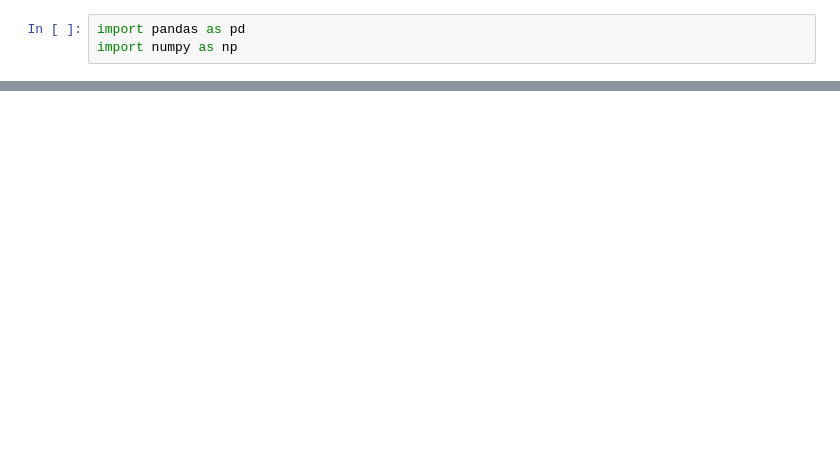
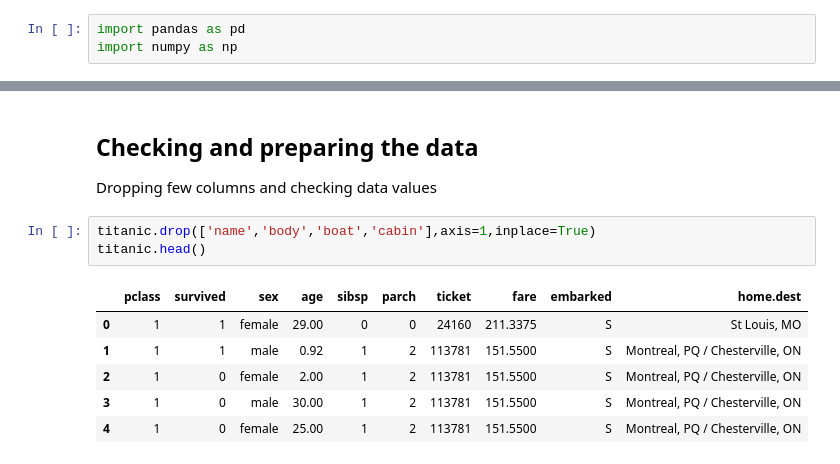
Before and after one commit to antoinedme/titanic-dataset-ml, a Jupyter notebook: Titanic-MachineLearning.ipynb, the cells around one changed output, grey strips where cells are left out. Drawn from its saved outputs; the diff is of its cells as text; blank space fills up the shorter version.

```diff
--- a/Titanic-MachineLearning.ipynb
+++ b/Titanic-MachineLearning.ipynb
@@ -94,0 +84,13 @@ NameError: name 'df' is not defined
+# %% [markdown]
+## Checking and preparing the data
+Dropping few columns and checking data values
+# %%
+titanic.drop(['name','body','boat','cabin'],axis=1,inplace=True)
+titanic.head()
+# %% [output]
+|  | pclass | survived | sex | age | sibsp | parch | ticket | fare | embarked | home.dest |
+| 0 | 1 | 1 | female | 29.00 | 0 | 0 | 24160 | 211.3375 | S | St Louis, MO |
+| 1 | 1 | 1 | male | 0.92 | 1 | 2 | 113781 | 151.5500 | S | Montreal, PQ / Chesterville, ON |
+| 2 | 1 | 0 | female | 2.00 | 1 | 2 | 113781 | 151.5500 | S | Montreal, PQ / Chesterville, ON |
+| 3 | 1 | 0 | male | 30.00 | 1 | 2 | 113781 | 151.5500 | S | Montreal, PQ / Chesterville, ON |
+| 4 | 1 | 0 | female | 25.00 | 1 | 2 | 113781 | 151.5500 | S | Montreal, PQ / Chesterville, ON |
```
Also changed, not shown: parts of 18 cells of this notebook, 2 other files.
